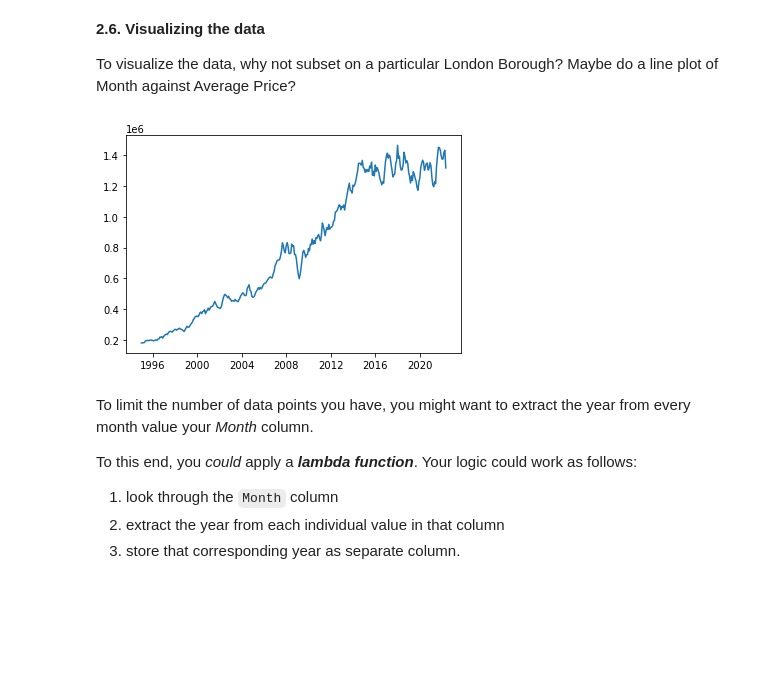
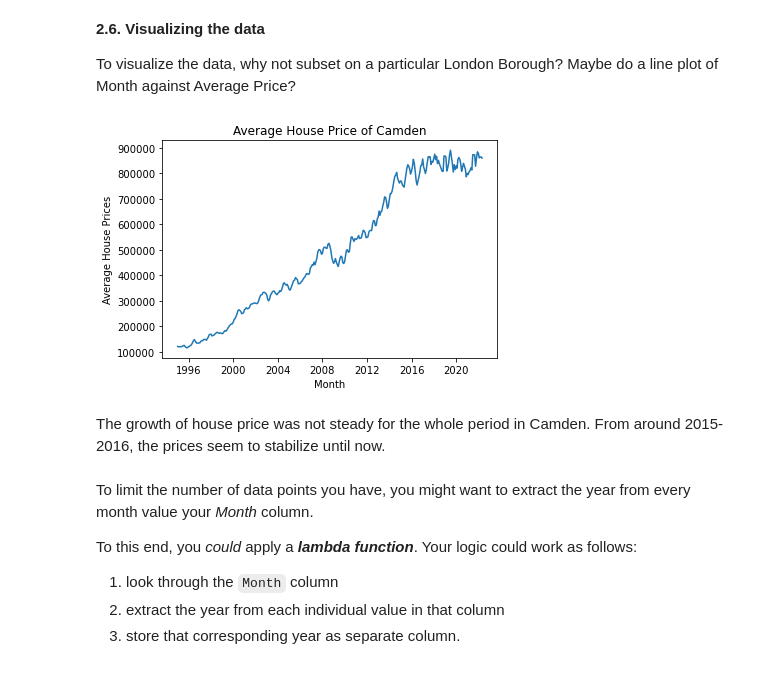
Before and after one commit to melaine-000/python, a Jupyter notebook: Unit4_Challenge-Tier_3.ipynb, the cells around one changed output. Saved outputs shown, nothing was run; the diff lists cells and outputs as text; code cells hidden in the pictures; blank space fills up the shorter version.

```diff
--- a/Unit4_Challenge-Tier_3.ipynb
+++ b/Unit4_Challenge-Tier_3.ipynb
@@ -232,12 +232,18 @@ print(len(df_new))
 
 To visualize the data, why not subset on a particular London Borough? Maybe do a line plot of Month against Average Price?
 # %%
-df_subset = df_new.loc[df['London Borough'] == 'Kensington & Chelsea']
+borough = 'Camden'
+df_subset = df_new.loc[df['London Borough'] == borough]
 #print(df_subset.head())
 plt.plot(df_subset['Month'], df_subset['Average Price'])
+plt.title('Average House Price of ' + borough)
+plt.xlabel('Month')
+plt.ylabel('Average House Prices')
 plt.show()
 # %% [output]
-[figure, old version]
+[figure, new version]
+# %% [markdown]
+The growth of house price was not steady for the whole period in Camden. From around 2015-2016, the prices seem to stabilize until now.
 # %% [markdown]
 To limit the number of data points you have, you might want to extract the year from every month value your *Month* column.
 
```
Also changed, not shown: parts of 7 cells of this notebook.
